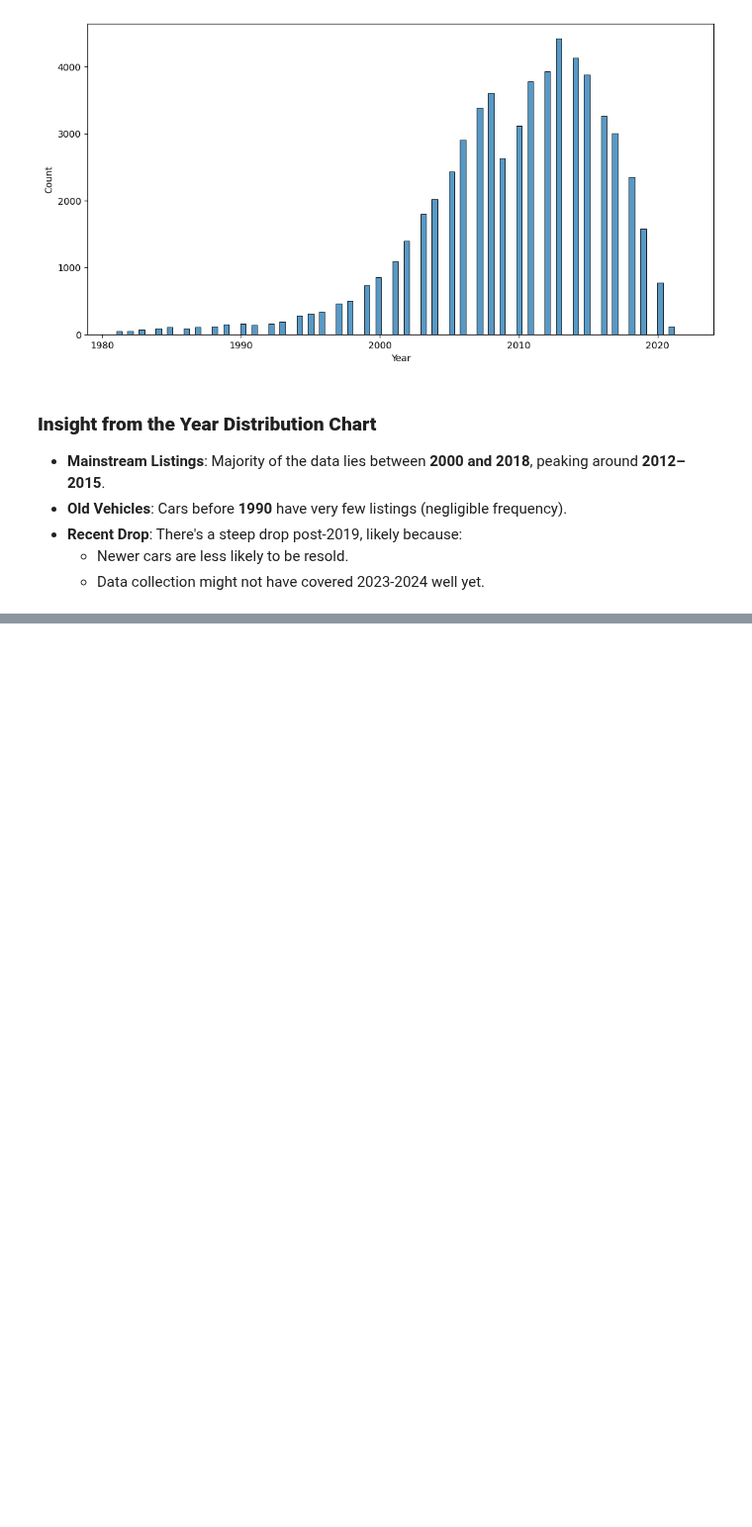
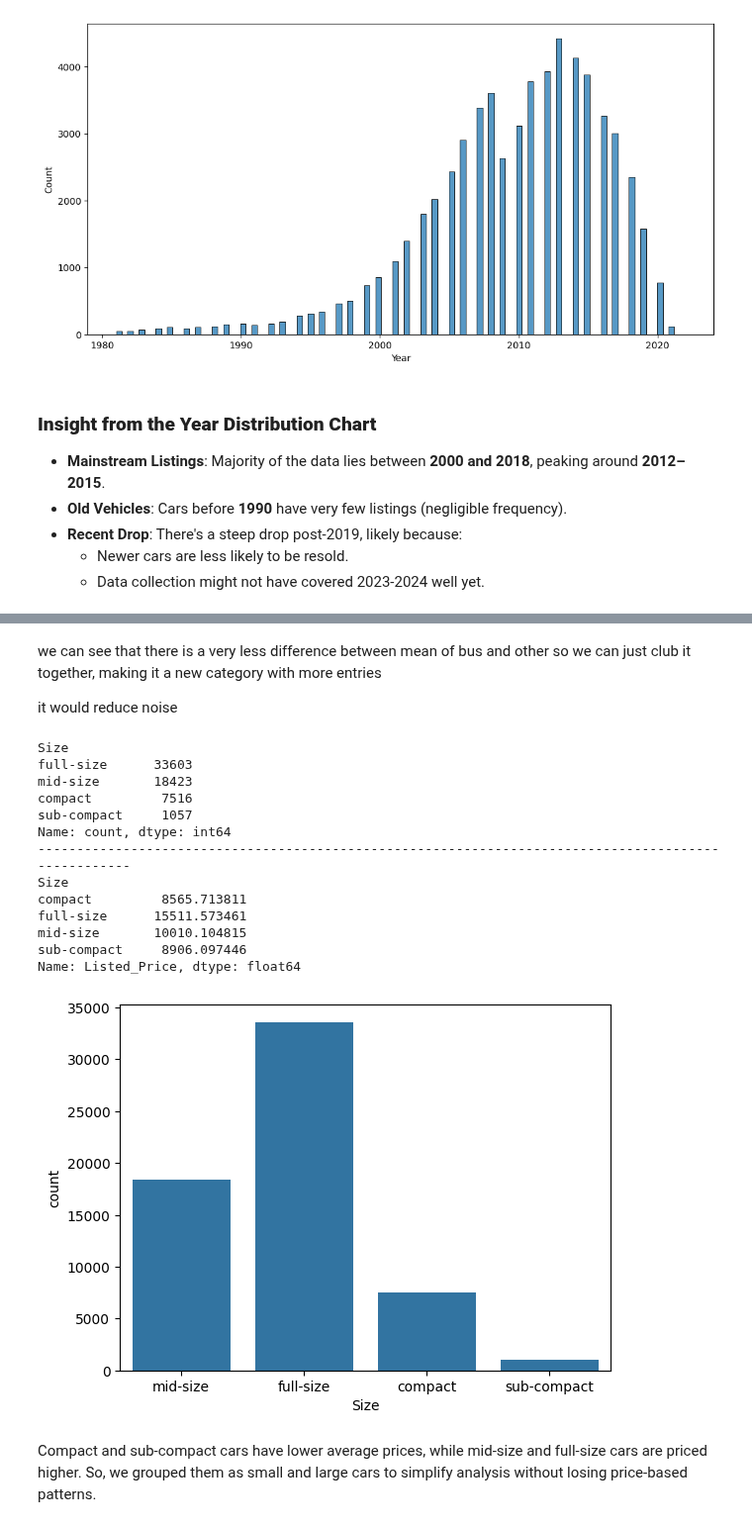
Before and after one commit to anshumbanga/Jason-Motor-Group, a Jupyter notebook: Jason Motor Group.ipynb, the cells around one changed output, grey strips where cells are left out. Shown at 99% size. Cells and saved outputs as stored; diff of their text form; code cells hidden in the pictures; blank space fills up the shorter version.

```diff
--- a/Jason Motor Group.ipynb
+++ b/Jason Motor Group.ipynb
@@ -281,0 +403,30 @@ plt.show()
+# %% [markdown]
+we can see that there is a very less difference between mean of bus and other so we can just club it together, making it a new category with more entries
+
+it would reduce noise
+# %%
+df.Vehicle_Type = np.where(df.Vehicle_Type=='bus','other',df.Vehicle_Type)
+# %%
+df.columns
+print(df.Size.value_counts())
+print('-'*100)
+print(df.groupby('Size')['Listed_Price'].mean())
+sns.countplot(data=df,x='Size')
+plt.show()
+# %% [output]
+Size
+full-size      33603
+mid-size       18423
+compact         7516
+sub-compact     1057
+Name: count, dtype: int64
+----------------------------------------------------------------------------------------------------
+Size
+compact         8565.713811
+full-size      15511.573461
+mid-size       10010.104815
+sub-compact     8906.097446
+Name: Listed_Price, dtype: float64
+[figure, added]
+# %% [markdown]
+Compact and sub-compact cars have lower average prices, while mid-size and full-size cars are priced higher. So, we grouped them as small and large cars to simplify analysis without losing price-based patterns.
```
Also changed, not shown: parts of 25 cells of this notebook.
